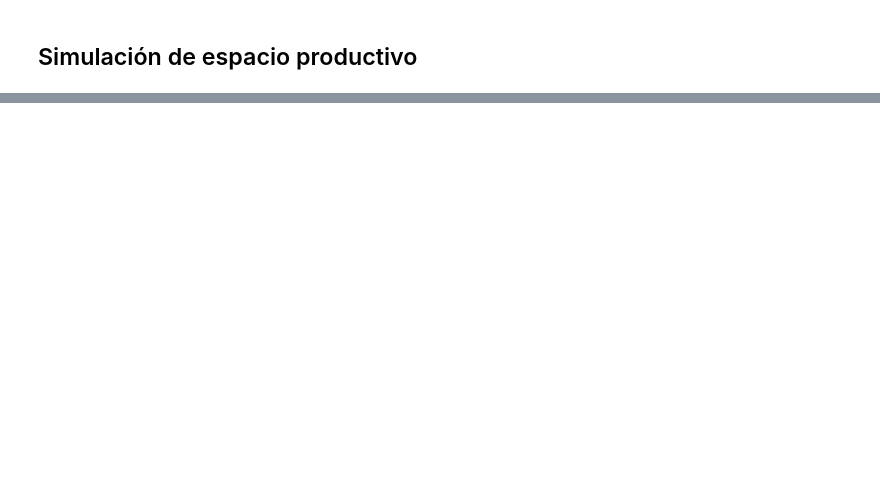
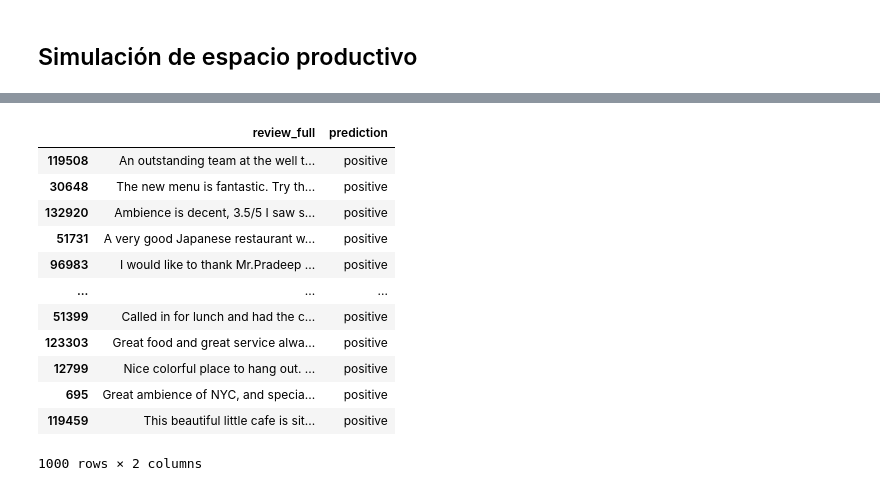
Before and after one commit to Carlitos5336/ai-tutorials, a Jupyter notebook: NLP/Classic NLP/Predicción de sentimiento en review de hotel/Hotel Intention Review Classifier.ipynb, the cells around one changed output, grey strips where cells are left out. Cells and saved outputs as stored; diff of their text form; code cells hidden in the pictures; blank space fills up the shorter version.

```diff
--- a/NLP/Classic NLP/Predicción de sentimiento en review de hotel/Hotel Intention Review Classifier.ipynb
+++ b/NLP/Classic NLP/Predicción de sentimiento en review de hotel/Hotel Intention Review Classifier.ipynb
@@ -633,7 +640,7 @@ with open("model/model.pkl", "wb") as f:
 # %% [markdown]
 ## Simulación de espacio productivo
 # %%
-df_inference = pd.read_csv("New_Delhi_reviews.csv")
+df_inference = pd.read_csv("new_delhi_reviews.csv").sample(1000)
 # %%
 with open("model/vectorizer.pkl", "rb") as f:
   vectorizer_inference = pickle.load(f)
@@ -674,0 +680,17 @@ TypeError: expected string or bytes-like object, got 'float'
+# %%
+df_inference["prediction"] = y_inference
+df_inference[["review_full", "prediction"]]
+# %% [output]
+|  | review_full | prediction |
+| 119508 | An outstanding team at the well t... | positive |
+| 30648 | The new menu is fantastic. Try th... | positive |
+| 132920 | Ambience is decent, 3.5/5 I saw s... | positive |
+| 51731 | A very good Japanese restaurant w... | positive |
+| 96983 | I would like to thank Mr.Pradeep ... | positive |
+| ... | ... | ... |
+| 51399 | Called in for lunch and had the c... | positive |
+| 123303 | Great food and great service alwa... | positive |
+| 12799 | Nice colorful place to hang out. ... | positive |
+| 695 | Great ambience of NYC, and specia... | positive |
+| 119459 | This beautiful little cafe is sit... | positive |
+1000 rows × 2 columns
```
Also changed, not shown: parts of 28 cells of this notebook, 6 other files.
